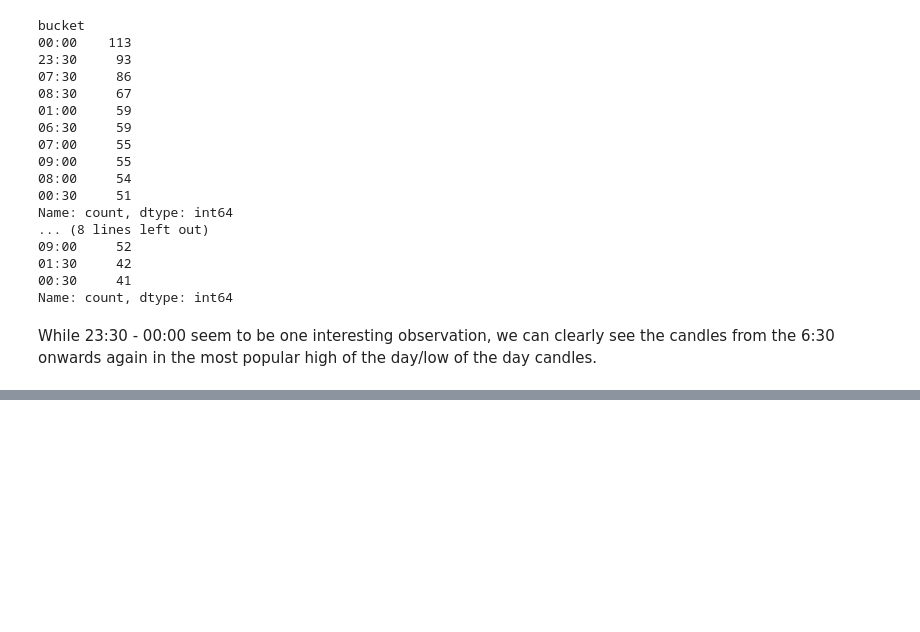
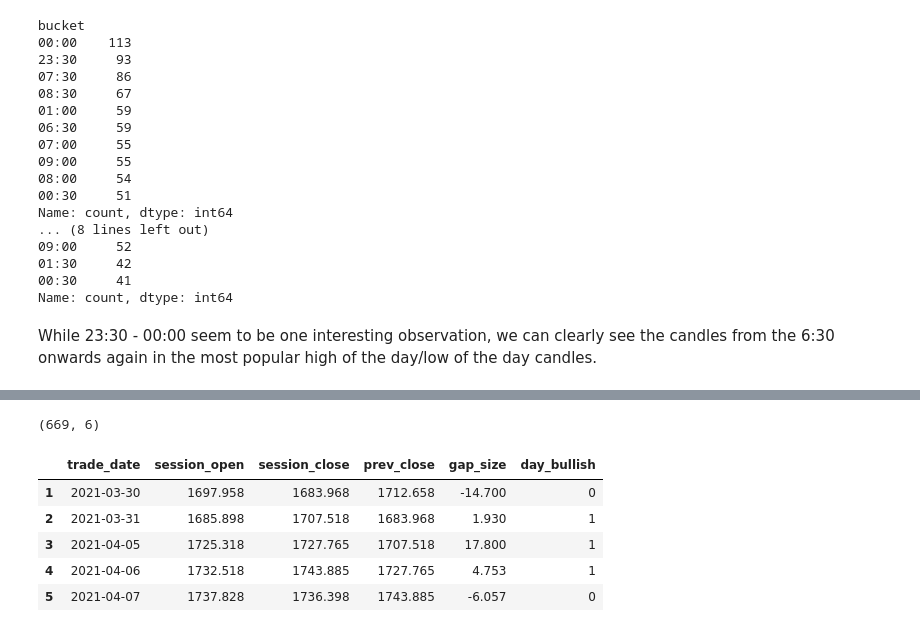
Before and after one commit to ady7ady7/python_agentic_learning, a Jupyter notebook: project2_xauusd_analysis/notebooks/01_data_import_eda.ipynb, the cells around one changed output, grey strips where cells are left out. Cells and saved outputs as stored; diff of their text form; code cells hidden in the pictures; blank space fills up the shorter version.

```diff
--- a/project2_xauusd_analysis/notebooks/01_data_import_eda.ipynb
+++ b/project2_xauusd_analysis/notebooks/01_data_import_eda.ipynb
@@ -341,0 +405,19 @@ While 23:30 - 00:00 seem to be one interesting observation, we can clearly see t
+# %%
+session_open = filtered_df[filtered_df['bucket'] == '03:00'].groupby('trade_date')['open'].first().reset_index().rename(columns={'open': 'session_open'})
+session_close = filtered_df[(filtered_df['et_hour'] == 16) & (filtered_df['et_minute'] == 25)].groupby('trade_date')['close'].first().reset_index().rename(columns={'close': 'session_close'})
+
+daily = session_open.merge(session_close, on='trade_date')
+daily['prev_close'] = daily['session_close'].shift(1)
+daily['gap_size'] = daily['session_open'] - daily['prev_close']
+daily['day_bullish'] = (daily['session_close'] > daily['session_open']).astype(int)
+daily = daily.dropna()
+print(daily.shape)
+daily.head()
+# %% [output]
+(669, 6)
+|  | trade_date | session_open | session_close | prev_close | gap_size | day_bullish |
+| 1 | 2021-03-30 | 1697.958 | 1683.968 | 1712.658 | -14.700 | 0 |
+| 2 | 2021-03-31 | 1685.898 | 1707.518 | 1683.968 | 1.930 | 1 |
+| 3 | 2021-04-05 | 1725.318 | 1727.765 | 1707.518 | 17.800 | 1 |
+| 4 | 2021-04-06 | 1732.518 | 1743.885 | 1727.765 | 4.753 | 1 |
+| 5 | 2021-04-07 | 1737.828 | 1736.398 | 1743.885 | -6.057 | 0 |
```
Also changed, not shown: parts of 11 cells of this notebook, 2 other files.
